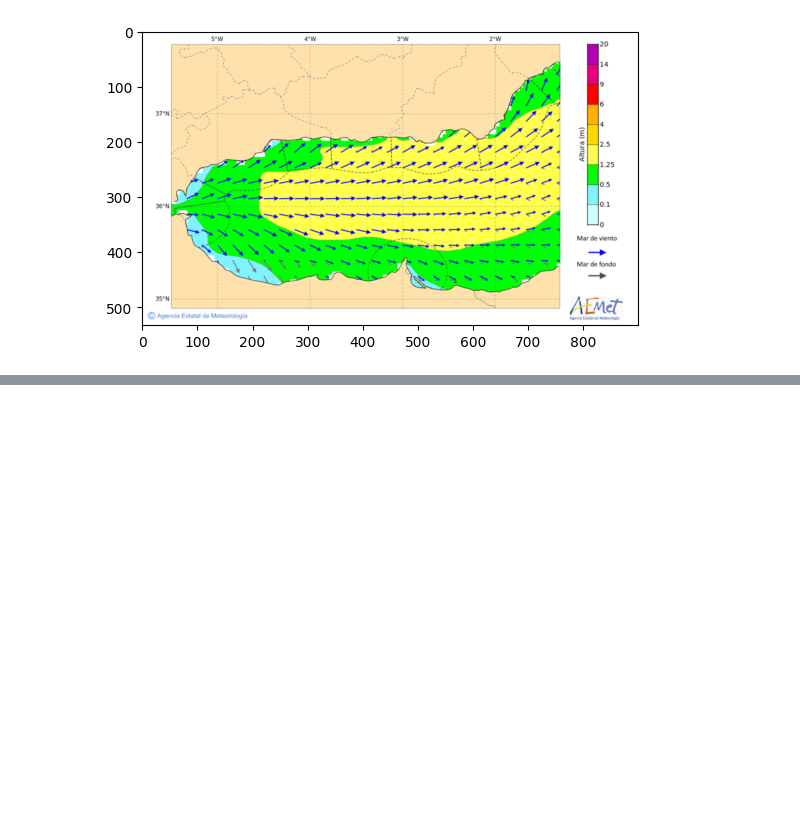
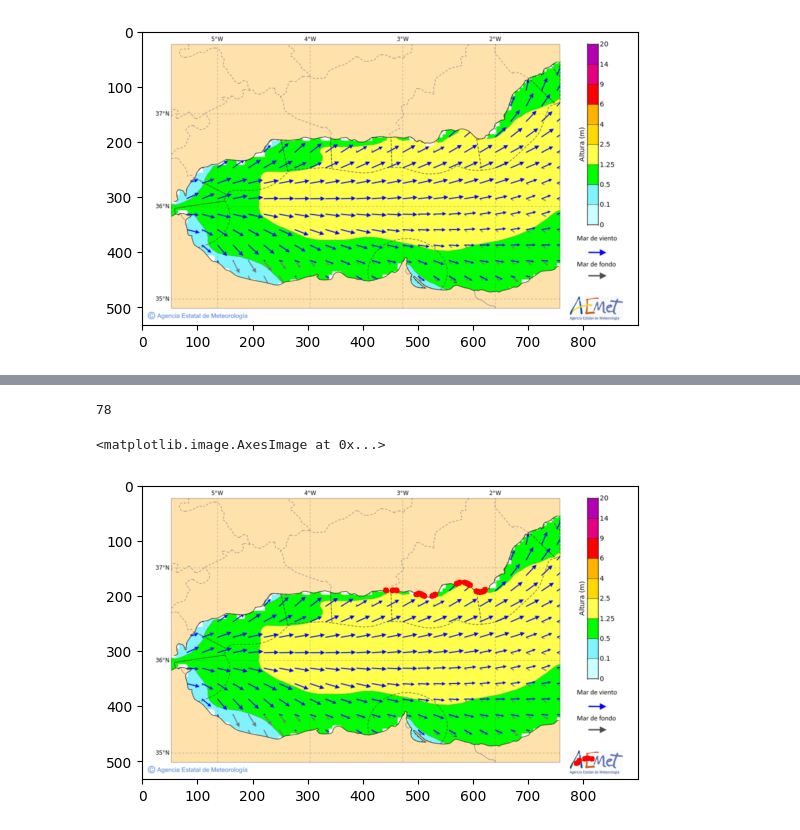
Before and after one commit to jesusgollonet/aemet-yellow-watch, a Jupyter notebook: scratch/04_contours_touch.ipynb, the cells around one changed output, grey strips where cells are left out. Drawn from its saved outputs; the diff is of its cells as text; code cells hidden in the pictures; blank space fills up the shorter version.

```diff
--- a/scratch/04_contours_touch.ipynb
+++ b/scratch/04_contours_touch.ipynb
@@ -50,0 +51,28 @@ plt.show()
+# %%
+
+# now let's get the contours and figure out if the shapes are touching
+
+contours_y, _ = cv.findContours(mask_y, cv.RETR_EXTERNAL, cv.CHAIN_APPROX_SIMPLE)
+contours_b, _ = cv.findContours(mask_b, cv.RETR_EXTERNAL, cv.CHAIN_APPROX_SIMPLE)
+
+touching = False
+touching_points = []
+for bc in contours_b:
+    for yc in contours_y:
+        for bpoint in bc:
+            p = (int(bpoint[0][0]), int(bpoint[0][1]))
+            dist =  cv.pointPolygonTest(yc, p, True)
+            if dist >=-5 and dist < 5:
+                touching_points.append(p)
+
+
+
+print(len(touching_points))
+for tp in touching_points:
+    cv.circle(img, tp, 5, (0,0,255), -1)
+
+plt.imshow(cv.cvtColor(img, cv.COLOR_BGR2RGB))
+# %% [output]
+78
+<matplotlib.image.AxesImage at 0x...>
+[figure, added]
```
Also changed, not shown: parts of 1 cell of this notebook.
